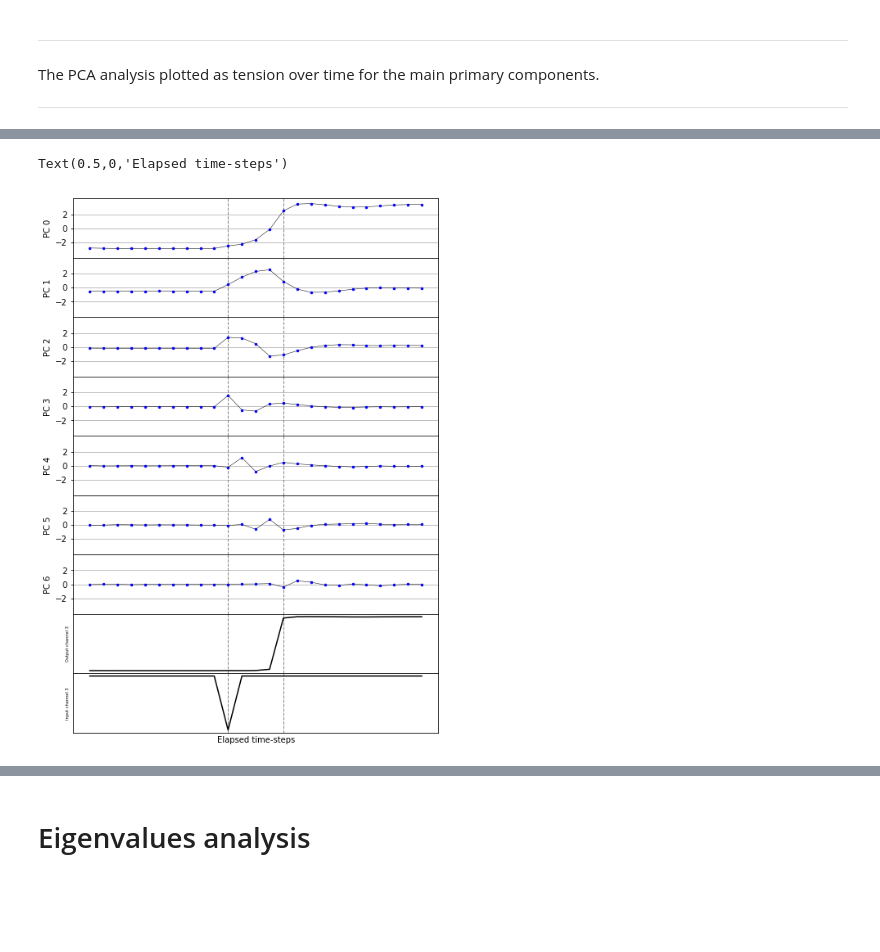
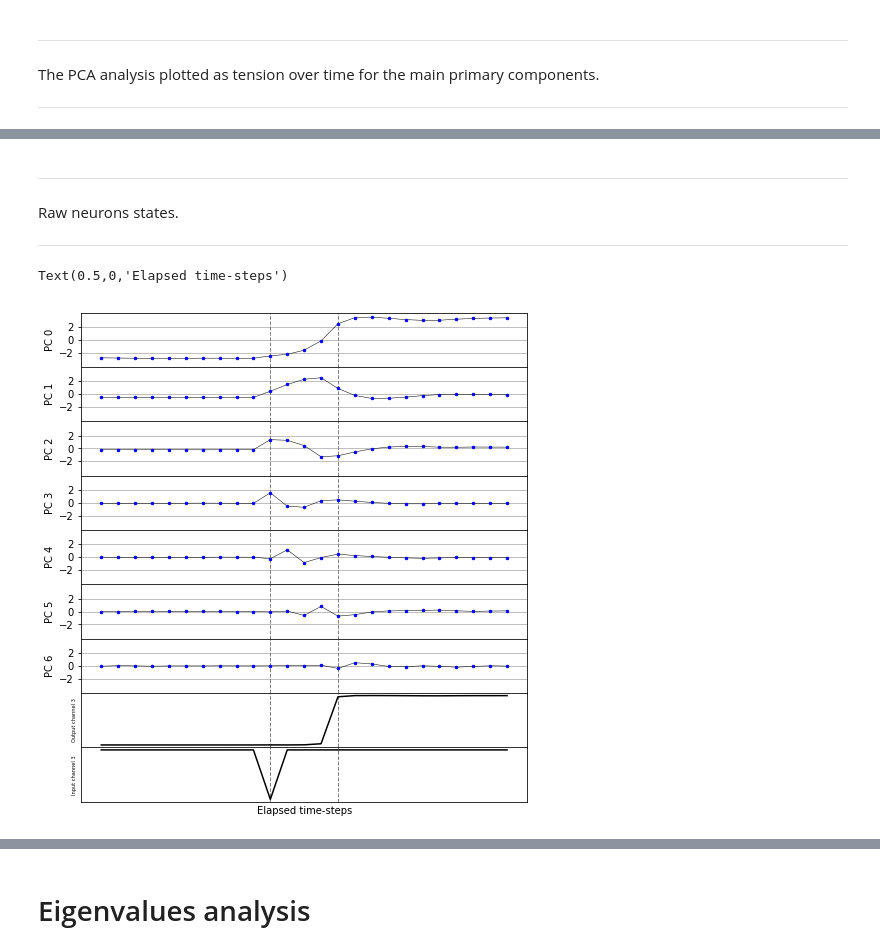
Before and after one commit to aude-forcione-lambert/an-investigation-of-memory-implementation-in-discrete-recurrent-neural-network, a Jupyter notebook: analysis.ipynb, the cells around one changed output, grey strips where cells are left out. Saved outputs shown, nothing was run; the diff lists cells and outputs as text; code cells hidden in the pictures; blank space fills up the shorter version.

```diff
--- a/analysis.ipynb
+++ b/analysis.ipynb
@@ -683,0 +757,20 @@ The switch from output (-1,-1,-1) to output (-1,-1,1) for RNN delayed by 8 time-
+# %%
+fig, ax_array = plt.subplots(5,1,sharex=True,figsize=(8,5))
+fig.subplots_adjust(hspace=0)
+
+trig_states = s7d0_triggered_states.T[:5]
+lim = np.max(np.abs(trig_states))
+
+for ax in ax_array:
+    ax.grid(True)
+    ax.get_xaxis().set_ticks([])
+    ax.axvline(0,linestyle='--',color='gray',linewidth=1)
+
+for j in range(5):
+    ax_array[j].plot(np.arange(-10,11),trig_states[j],'k-',linewidth=0.5)
+    ax_array[j].plot(np.arange(-10,11),trig_states[j],'b.',markersize=5)
+    ax_array[j].get_yaxis().set_ticks([-0.5,0,0.5])
+    ax_array[j].set_ylim(-1.2*lim,1.2*lim)
+    ax_array[j].set_ylabel('Neuron '+str(j),fontsize=10)
+
+ax_array[4].set_xlabel('Elapsed time-steps')
@@ -686,7 +787,7 @@ s7d0_triggered_pca_long = PCA(4)
 s7d0_triggered_pca_long.fit(s7d0_triggered_states)
 s7d0_output_array = np.tanh(np.matmul(s7d0_triggered_states,s7d0_wout))
 
-fig, ax_array = plt.subplots(6,1,sharex=True,figsize=(8,8))
+fig, ax_array = plt.subplots(6,1,sharex=True,figsize=(8,6))
 fig.subplots_adjust(hspace=0)
 
 trig_states = s7d0_triggered_pca_long.transform(s7d0_triggered_states).T
@@ -724,3 +825,24 @@ Text(0.5,0,'Elapsed time-steps')
 The PCA analysis plotted as tension over time for the main primary components.
 
 ---
+# %%
+fig, ax_array = plt.subplots(5,1,sharex=True,figsize=(8,5))
+fig.subplots_adjust(hspace=0)
+
+trig_states = s7d4_triggered_states.T[:5]
+lim = np.max(np.abs(trig_states))
+
+for ax in ax_array:
+    ax.grid(True)
+    ax.get_xaxis().set_ticks([])
+    ax.axvline(0,linestyle='--',color='gray',linewidth=1)
+    ax.axvline(4,linestyle='--',color='gray',linewidth=1)
+
+for j in range(5):
+    ax_array[j].plot(np.arange(-10,11+4),trig_states[j],'k-',linewidth=0.5)
+    ax_array[j].plot(np.arange(-10,11+4),trig_states[j],'b.',markersize=5)
+    ax_array[j].get_yaxis().set_ticks([-0.5,0,0.5])
+    ax_array[j].set_ylim(-1.2*lim,1.2*lim)
+    ax_array[j].set_ylabel('Neuron '+str(j),fontsize=10)
+
+ax_array[4].set_xlabel('Elapsed time-steps')
@@ -727,39 +852,44 @@ The PCA analysis plotted as tension over time for the main primary components.
+# %% [markdown]
+---
+Raw neurons states.
+
+---
 # %%
 s7d4_triggered_pca_long = PCA(7)
 s7d4_triggered_pca_long.fit(s7d4_triggered_states)
 s7d4_output_array = np.tanh(np.matmul(s7d4_triggered_states,s7d4_wout))
 
-fig, ax_array = plt.subplots(9,1,sharex=True,figsize=(8,12))
+fig, ax_array = plt.subplots(9,1,sharex=True,figsize=(8,9))
 fig.subplots_adjust(hspace=0)
 
 trig_states = s7d4_triggered_pca_long.transform(s7d4_triggered_states).T
 input_array = np.zeros(21+4)
 input_array[10] = -1
 output_array = s7d4_output_array
 lim = np.max(np.abs(trig_states))
 
 for ax in ax_array:
     ax.grid(True)
     ax.get_xaxis().set_ticks([])
     ax.axvline(0,linestyle='--',color='gray',linewidth=1)
     ax.axvline(4,linestyle='--',color='gray',linewidth=1)
 
 for j in range(7):
     ax_array[j].plot(np.arange(-10,11+4),trig_states[j],'k-',linewidth=0.5)
     ax_array[j].plot(np.arange(-10,11+4),trig_states[j],'b.',markersize=5)
     ax_array[j].get_yaxis().set_ticks([-2,0,2])
     ax_array[j].set_ylim(-1.2*lim,1.2*lim)
     ax_array[j].set_ylabel('PC '+str(j),fontsize=10)
 
 ax_array[7].plot(np.arange(-10,11+4),output_array[:,2],'-k')
 ax_array[7].get_yaxis().set_ticks([])
 ax_array[7].set_ylabel('Output channel 3',fontsize=5)
 
 ax_array[8].plot(np.arange(-10,11+4),input_array,'-k')
 ax_array[8].get_yaxis().set_ticks([])
 ax_array[8].set_ylabel('Input channel 3',fontsize=5)
 
 ax_array[8].set_xlabel('Elapsed time-steps')
 # %% [output]
 Text(0.5,0,'Elapsed time-steps')
-[figure, old version]
+[figure, new version]
```
Also changed, not shown: parts of 22 cells of this notebook, 4 other files.
